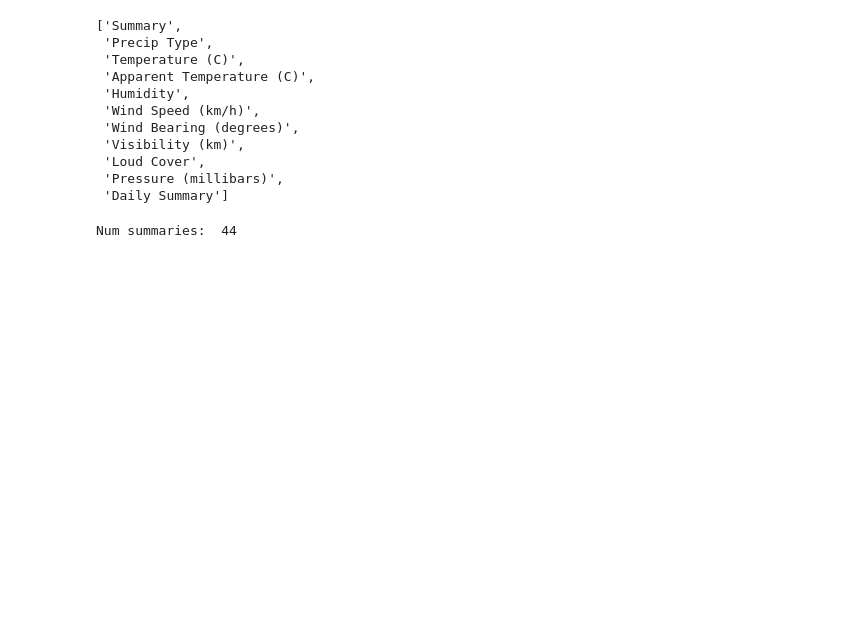
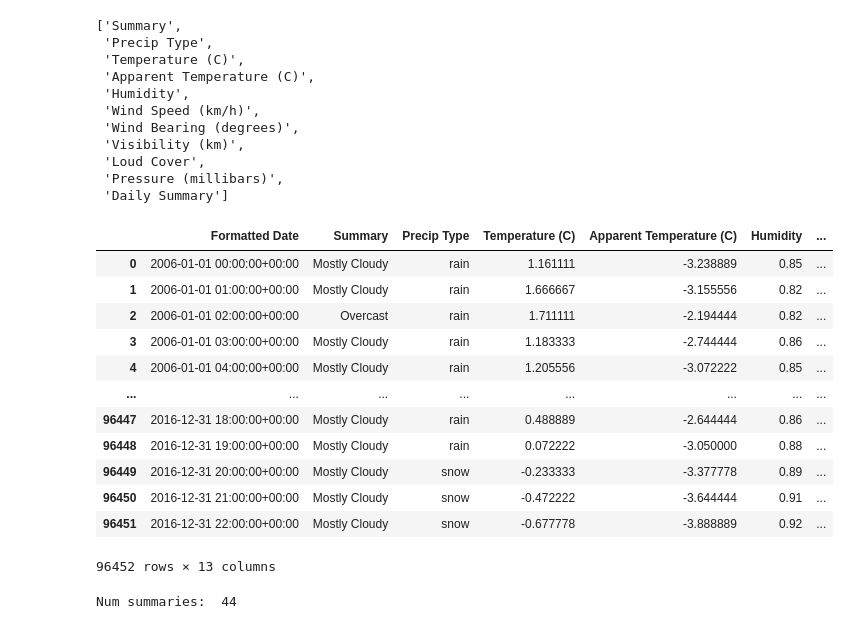
Before and after one commit to dm4ml/gate, a Jupyter notebook: examples/weather.ipynb, the cells around one changed output. Saved outputs shown, nothing was run; the diff lists cells and outputs as text; code cells hidden in the pictures; blank space fills up the shorter version.

```diff
--- a/examples/weather.ipynb
+++ b/examples/weather.ipynb
@@ -64,6 +70,22 @@ columns
  'Loud Cover',
  'Pressure (millibars)',
  'Daily Summary']
+# %%
+all_data
+# %% [output]
+|  | Formatted Date | Summary | Precip Type | Temperature (C) | Apparent Temperature (C) | Humidity | ... |
+| 0 | 2006-01-01 00:00:00+00:00 | Mostly Cloudy | rain | 1.161111 | -3.238889 | 0.85 | ... |
+| 1 | 2006-01-01 01:00:00+00:00 | Mostly Cloudy | rain | 1.666667 | -3.155556 | 0.82 | ... |
+| 2 | 2006-01-01 02:00:00+00:00 | Overcast | rain | 1.711111 | -2.194444 | 0.82 | ... |
+| 3 | 2006-01-01 03:00:00+00:00 | Mostly Cloudy | rain | 1.183333 | -2.744444 | 0.86 | ... |
+| 4 | 2006-01-01 04:00:00+00:00 | Mostly Cloudy | rain | 1.205556 | -3.072222 | 0.85 | ... |
+| ... | ... | ... | ... | ... | ... | ... | ... |
+| 96447 | 2016-12-31 18:00:00+00:00 | Mostly Cloudy | rain | 0.488889 | -2.644444 | 0.86 | ... |
+| 96448 | 2016-12-31 19:00:00+00:00 | Mostly Cloudy | rain | 0.072222 | -3.050000 | 0.88 | ... |
+| 96449 | 2016-12-31 20:00:00+00:00 | Mostly Cloudy | snow | -0.233333 | -3.377778 | 0.89 | ... |
+| 96450 | 2016-12-31 21:00:00+00:00 | Mostly Cloudy | snow | -0.472222 | -3.644444 | 0.91 | ... |
+| 96451 | 2016-12-31 22:00:00+00:00 | Mostly Cloudy | snow | -0.677778 | -3.888889 | 0.92 | ... |
+96452 rows × 13 columns
 # %%
 summaries = summarize(all_data, columns=columns, partition_key="year_quarter")
 
```
Also changed, not shown: parts of 25 cells of this notebook, 7 other files.
